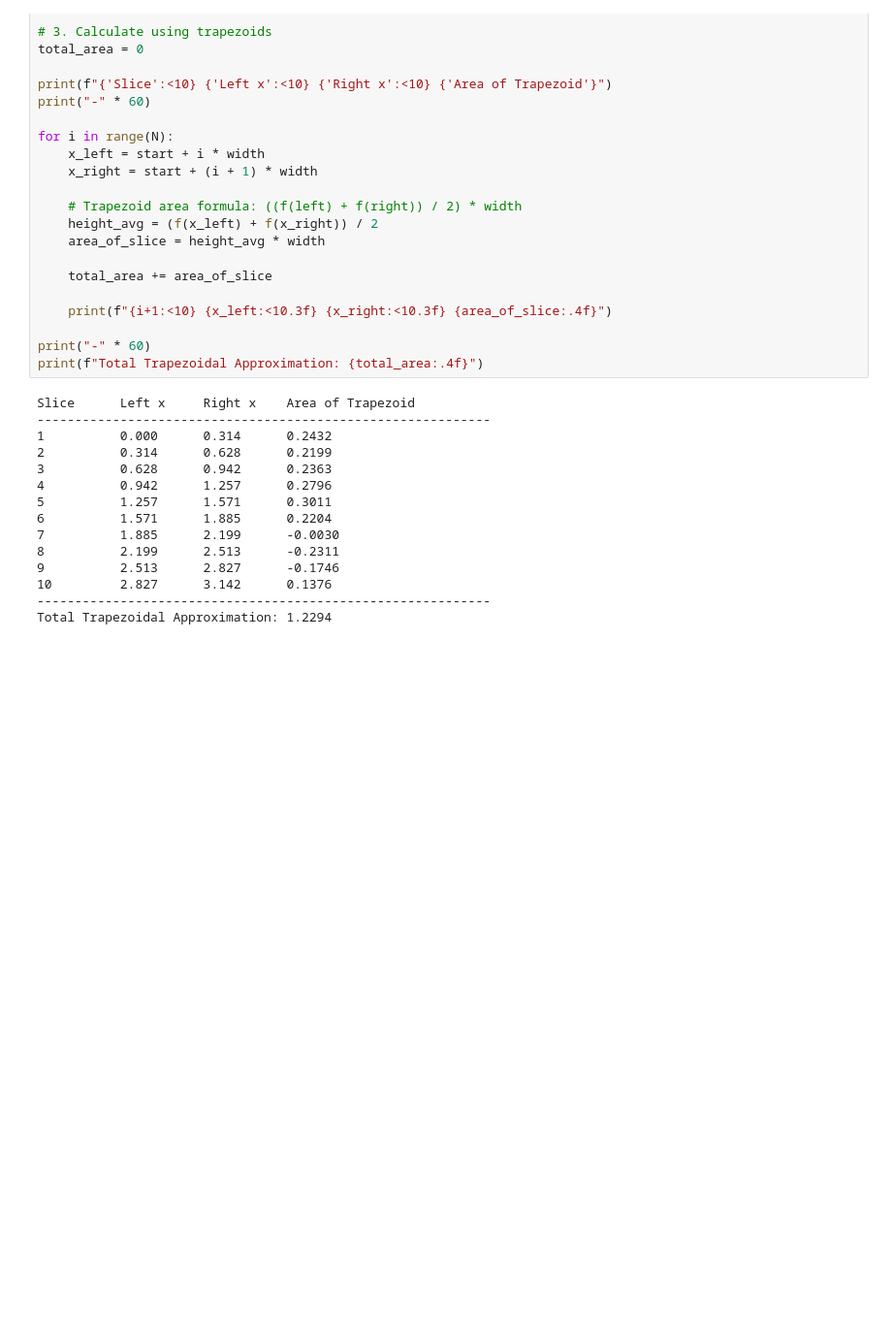
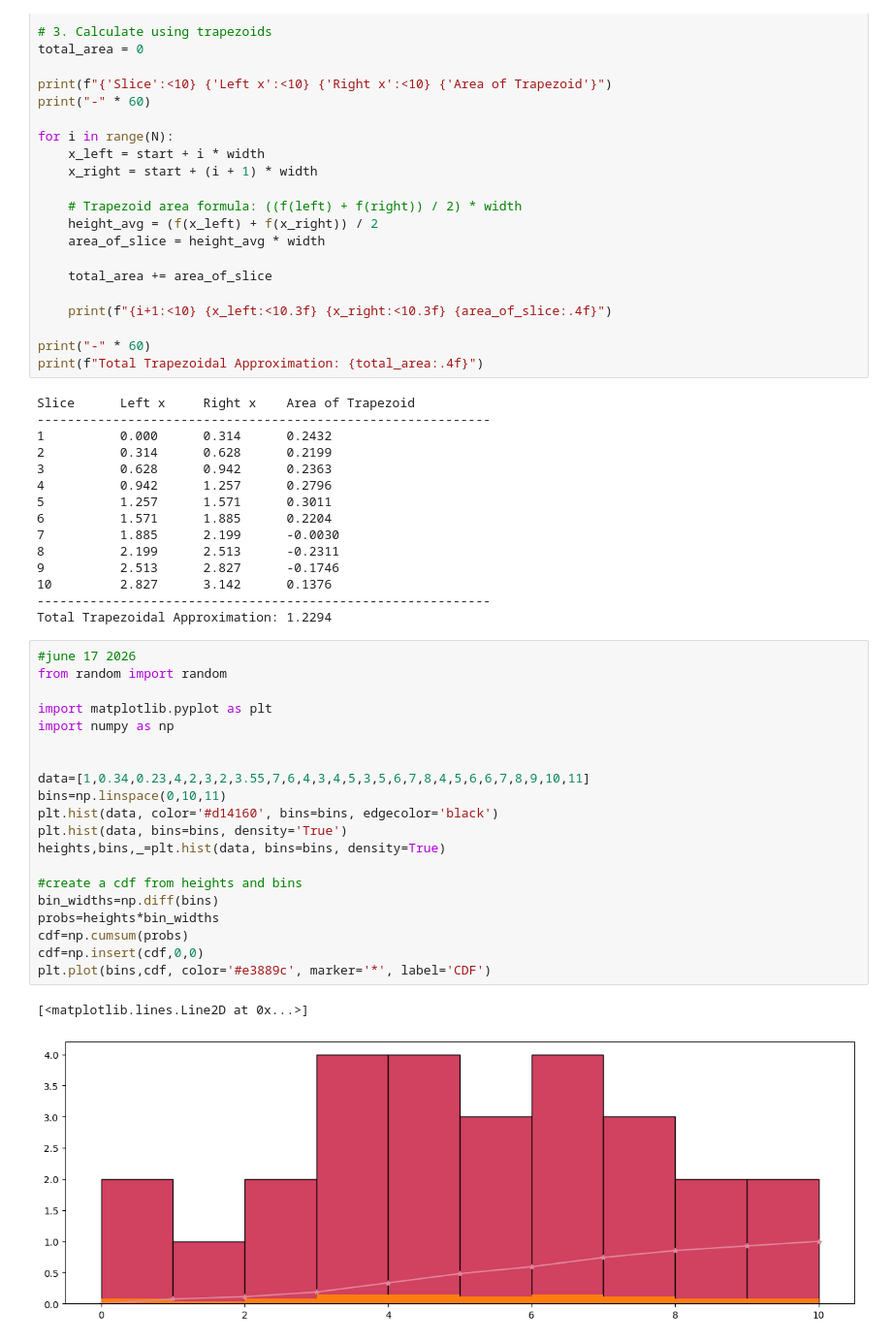
Before and after one commit to cnn92bch8y-source/baysian-interlopers1.0, a Jupyter notebook: meow.ipynb/meow.ipynb, the cells around one changed output. Shown at 97% size. Drawn from its saved outputs; the diff is of its cells as text; blank space fills up the shorter version.

```diff
--- a/meow.ipynb/meow.ipynb
+++ b/meow.ipynb/meow.ipynb
@@ -151,3 +154,26 @@ Slice      Left x     Right x    Area of Trapezoid
 10         2.827      3.142      0.1376
 ------------------------------------------------------------
 Total Trapezoidal Approximation: 1.2294
+# %%
+#june 17 2026
+from random import random
+
+import matplotlib.pyplot as plt
+import numpy as np
+
+
+data=[1,0.34,0.23,4,2,3,2,3.55,7,6,4,3,4,5,3,5,6,7,8,4,5,6,6,7,8,9,10,11]
+bins=np.linspace(0,10,11)
+plt.hist(data, color='#d14160', bins=bins, edgecolor='black')
+plt.hist(data, bins=bins, density='True')
+heights,bins,_=plt.hist(data, bins=bins, density=True)
+
+#create a cdf from heights and bins
+bin_widths=np.diff(bins)
+probs=heights*bin_widths
+cdf=np.cumsum(probs)
+cdf=np.insert(cdf,0,0)
+plt.plot(bins,cdf, color='#e3889c', marker='*', label='CDF')
+# %% [output]
+[<matplotlib.lines.Line2D at 0x...>]
+[figure, added]
```
Also changed, not shown: parts of 15 cells of this notebook, 9 other files.
